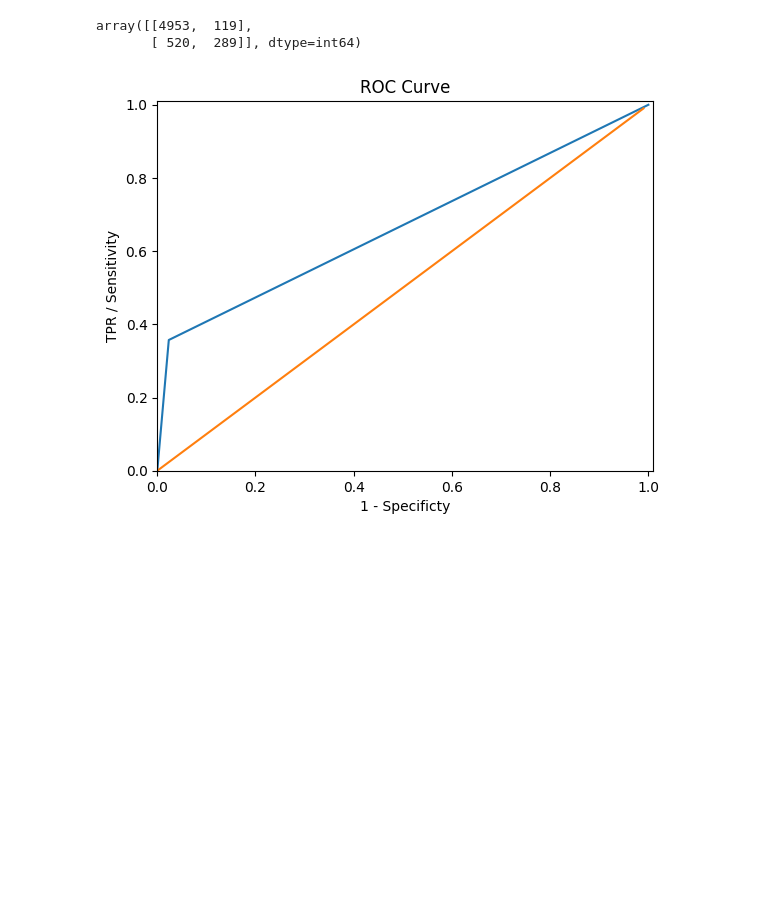
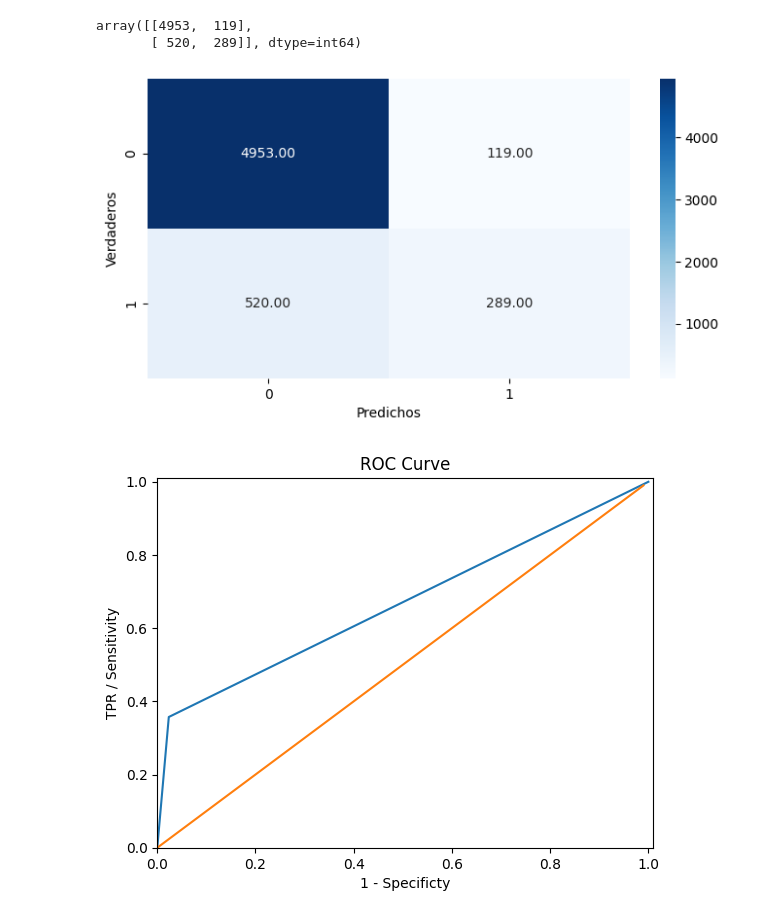
Before and after one commit to adilelle1/financial_inclusion_africa, a Jupyter notebook: financial_inclusion_africa.ipynb, the cells around one changed output. Drawn from its saved outputs; the diff is of its cells as text; code cells hidden in the pictures; blank space fills up the shorter version.

Commit message:
commit completo con updates en modelo y agrego imagen de confusion matrix

```diff
--- a/financial_inclusion_africa.ipynb
+++ b/financial_inclusion_africa.ipynb
@@ -828,6 +828,16 @@ metrics.confusion_matrix(y_test,y_pred)
 # %% [output]
 array([[4953,  119],
        [ 520,  289]], dtype=int64)
+# %%
+# Elaboramos la matriz de confusión
+from sklearn.metrics import confusion_matrix
+plt.figure(figsize=(8, 4))
+confusion_matrix(y_test, y_pred)
+sns.heatmap(confusion_matrix(y_test, y_pred), annot=True, fmt='.2f', cmap="Blues")
+plt.ylabel('Verdaderos')
+plt.xlabel('Predichos');
+# %% [output]
+[figure, added]
 # %%
 # Graficamos la curva ROC:
 from sklearn.metrics import roc_curve
```
Also changed, not shown: 2 other files.
